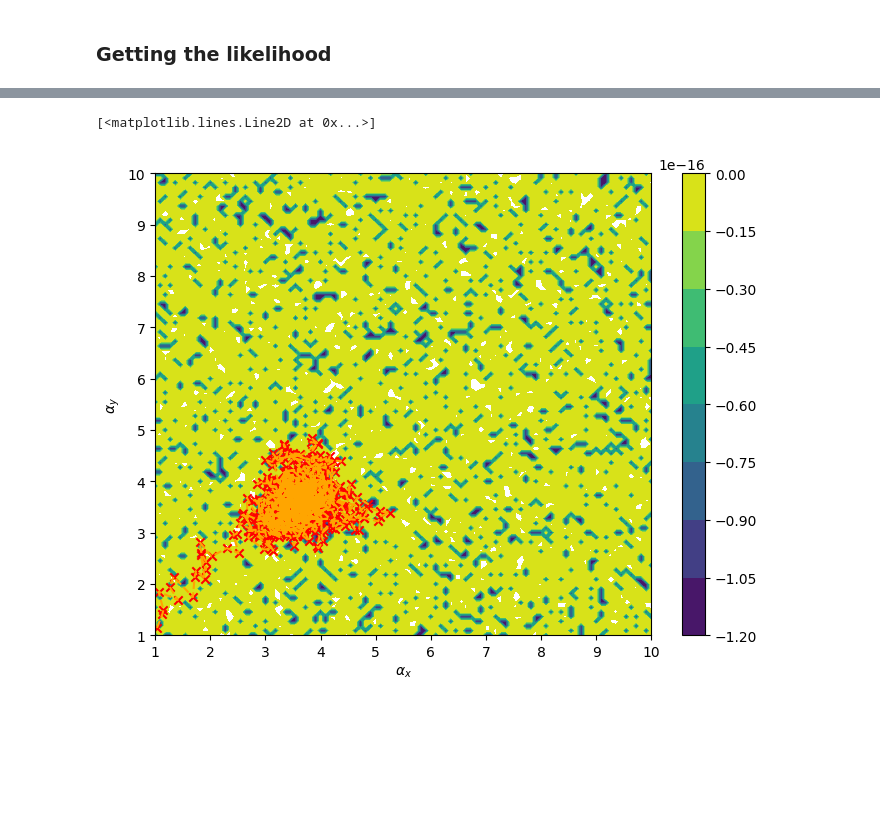
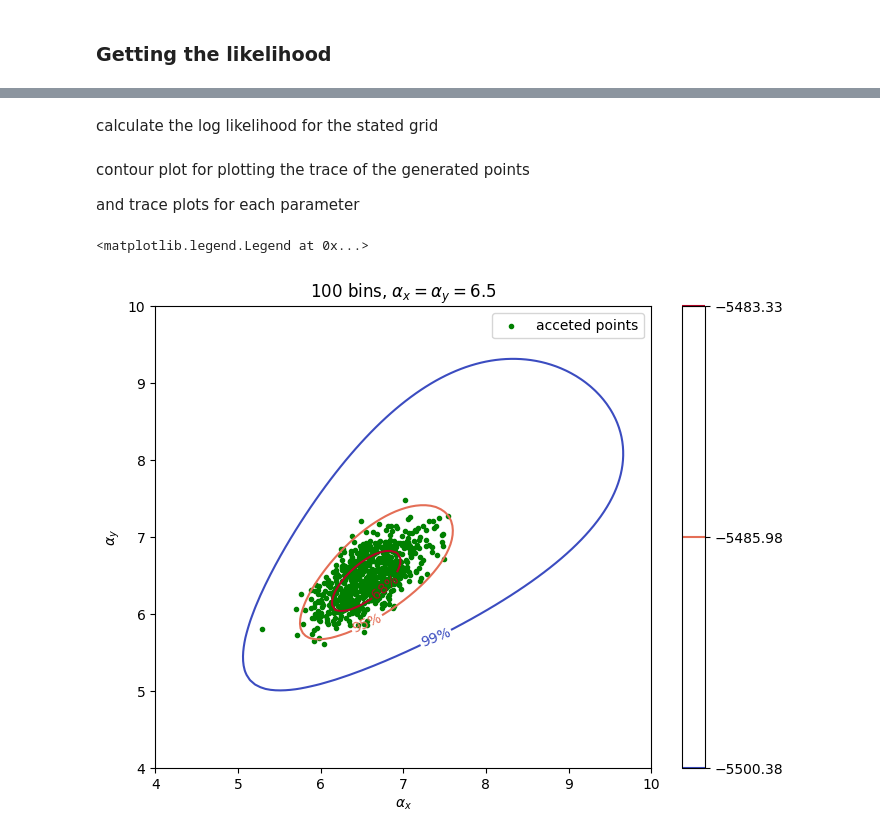
Before and after one commit to pjdunne/MResMCMC2023, a Jupyter notebook: HMC/HMC_periodicpotentia1l.ipynb, the cells around one changed output, grey strips where cells are left out. Cells and saved outputs as stored; diff of their text form; code cells hidden in the pictures; blank space fills up the shorter version.

```diff
--- a/HMC/HMC_periodicpotentia1l.ipynb
+++ b/HMC/HMC_periodicpotentia1l.ipynb
@@ -243,12 +483,3 @@ auto_corr_plot(theta_accept, plot_nth_theta=[0,1],theta_index=['$\\alpha_{x}$','
-# %%
-alphax = np.linspace(1, 10, 100)
-alphay = np.linspace(1, 10, 100)
-alphaX, alphaY = np.meshgrid(alphax, alphay)
-
-Z=np.zeros([100,100])
-for i in range(100):
-    for j in range(100):
-        Z[i][j] += log_likelihoods([alphaX[i][j],alphaY[i][j]])
 # %%
 Z1=[]
 for i in range(len(theta_accept)):
@@ -256,10 +527,38 @@ for i in range(len(theta_accept)):
+# %%
+alphax = np.linspace(4, 10, 100)
+alphay = np.linspace(4, 10, 100)
+alphaX, alphaY = np.meshgrid(alphax, alphay)
+# %% [markdown]
+calculate the log likelihood for the stated grid
+# %%
+Z100=np.zeros([100,100])
+for i in range(100):
+    for j in range(100):
+        Z100[i][j] += log_likelihoods([alphaX[i][j],alphaY[i][j]])
+# %% [markdown]
+contour plot for plotting the trace of the generated points
+
+and trace plots for each parameter
+# %%
+#Define the level in the contour plot
+levels = np.percentile(Z100, np.array([0.68, 0.95, 0.99]) * 100)
 # %%
-plt.contourf(alphaX,alphaY,Z)
+CS = plt.contour(alphaX,alphaY,Z100,levels=levels, cmap='coolwarm')
+
+#Label contours with arbitrary strings using a dictionary
+fmt = {}
+strs = ['99%','95%','68%']
+for l, s in zip(CS.levels, strs):
+    fmt[l] = s
+plt.clabel(CS, CS.levels,inline=True, fmt=fmt, fontsize=10)
+
 plt.colorbar()
 plt.xlabel('$\\alpha_{x}$')
 plt.ylabel('$\\alpha_{y}$')
-plt.scatter(np.array(theta_accept)[:,0],np.array(theta_accept)[:,1],marker='x',color='red')
-plt.plot(np.array(theta_accept)[:,0],np.array(theta_accept)[:,1],'--',color='orange')
+plt.title('100 bins, $\\alpha_{x}=\\alpha_{y}=6.5$')
+plt.scatter(np.array(theta_accept)[:,0],np.array(theta_accept)[:,1],marker='.',color='green',label='acceted points')
+# plt.plot(np.array(theta_accept)[:,0],np.array(theta_accept)[:,1],'--',color='orange', label='trace')
+plt.legend()
 # %% [output]
-[<matplotlib.lines.Line2D at 0x...>]
+<matplotlib.legend.Legend at 0x...>
-[figure, old version]
+[figure, new version]
```
Also changed, not shown: parts of 83 cells of this notebook, 1 other file.
